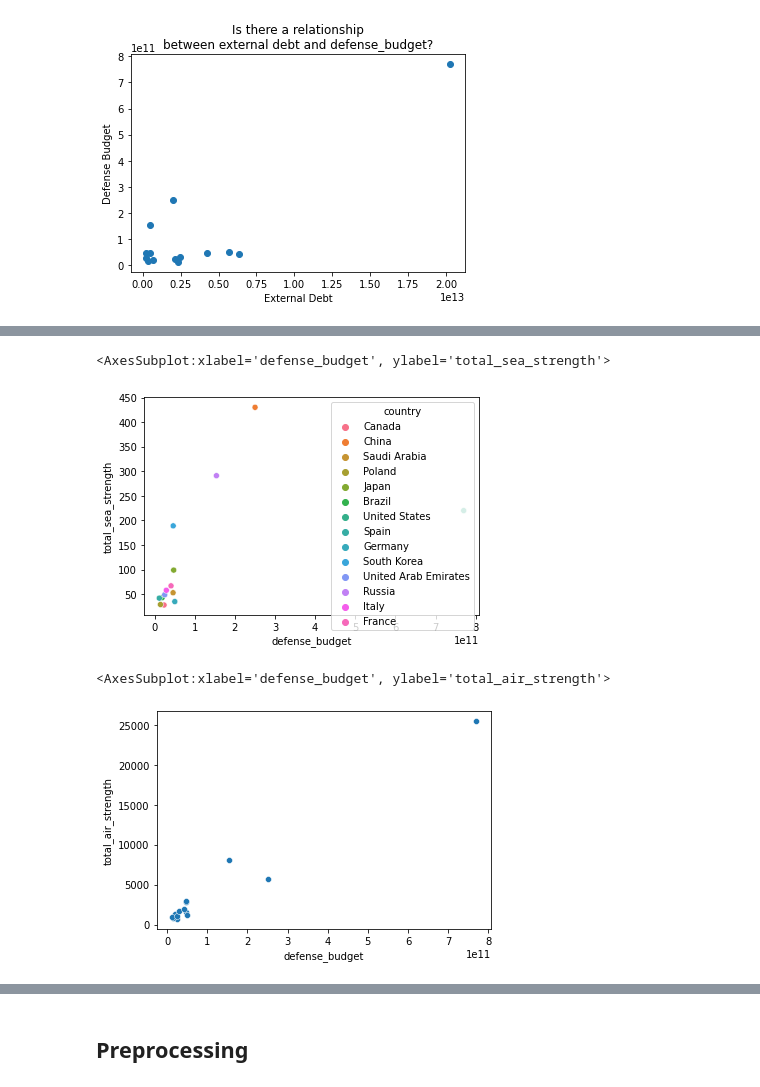
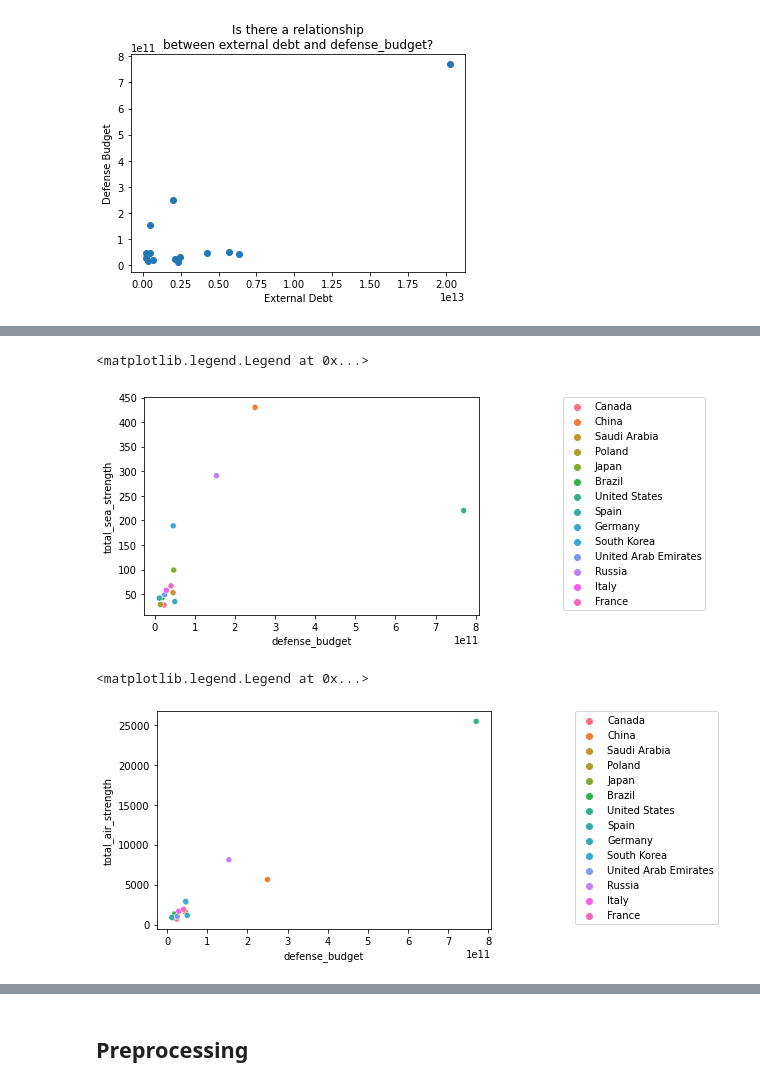
Before and after one commit to raycerna/military-firepower, a Jupyter notebook: explore.ipynb, the cells around one changed output, grey strips where cells are left out. Saved outputs shown, nothing was run; the diff lists cells and outputs as text; code cells hidden in the pictures.

```diff
--- a/explore.ipynb
+++ b/explore.ipynb
@@ -313,12 +316,14 @@ sns.scatterplot(x=train.defense_budget , y=train.total_air_strength, hue=train.c
 # %%
 sns.scatterplot(x=train.defense_budget , y=train.total_sea_strength, hue=train.country)
+plt.legend(bbox_to_anchor=(1.25, 1), borderaxespad=0)
 # %% [output]
-<AxesSubplot:xlabel='defense_budget', ylabel='total_sea_strength'>
+<matplotlib.legend.Legend at 0x...>
-[figure, old version]
+[figure, new version]
 # %%
-sns.scatterplot(x=train.defense_budget , y=train.total_air_strength)
+sns.scatterplot(x=train.defense_budget , y=train.total_air_strength, hue=train.country)
+plt.legend(bbox_to_anchor=(1.25, 1), borderaxespad=0)
 # %% [output]
-<AxesSubplot:xlabel='defense_budget', ylabel='total_air_strength'>
+<matplotlib.legend.Legend at 0x...>
-[figure, old version]
+[figure, new version]
 # %%
 sns.scatterplot(x=train.defense_budget , y=train.square_land_area, hue=train.country)
```
Also changed, not shown: parts of 60 cells of this notebook.
